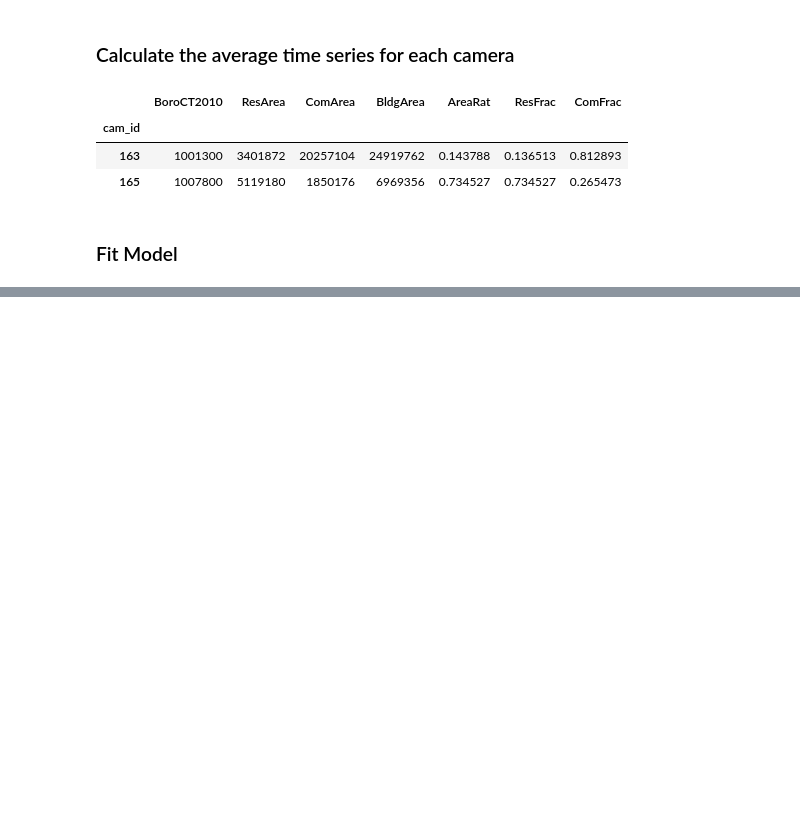
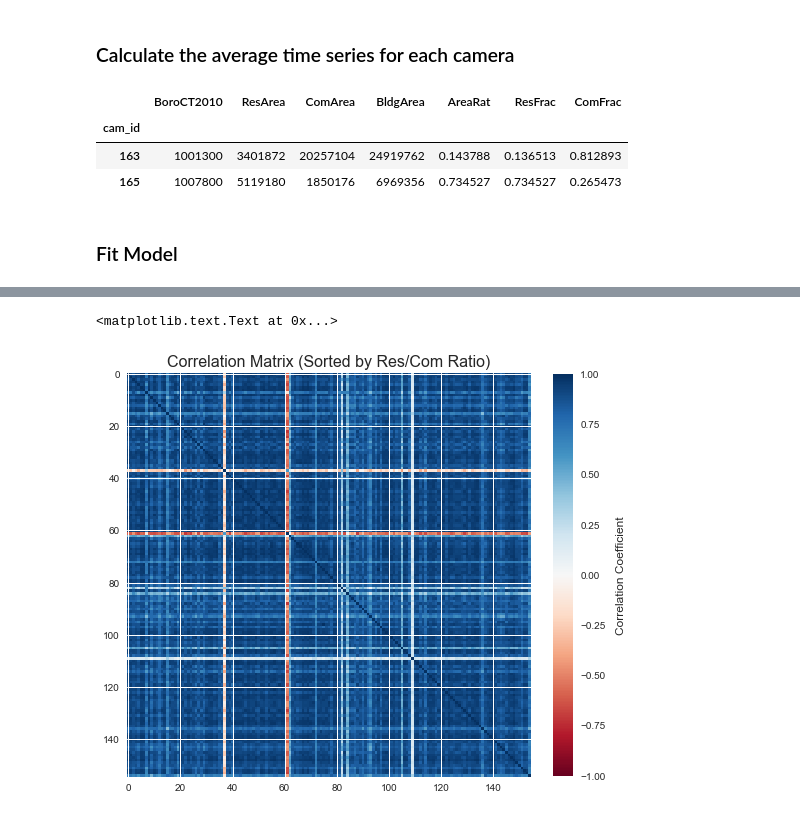
Before and after one commit to basyavasya-honmono/hadive, a Jupyter notebook: notebooks/1.7-JV-SpatioTemporal.ipynb, the cells around one changed output, grey strips where cells are left out. Drawn from its saved outputs; the diff is of its cells as text; code cells hidden in the pictures; blank space fills up the shorter version.

```diff
--- a/notebooks/1.7-JV-SpatioTemporal.ipynb
+++ b/notebooks/1.7-JV-SpatioTemporal.ipynb
@@ -210,0 +211,13 @@ ax.set_xlabel("Res/Com Ratio")
+# %%
+rind = mn_cams_ct["AreaRat"].argsort()
+wd_valsr = wd_vals[rind]
+cc = np.dot(wd_valsr, wd_valsr.T) / wd_valsr.shape[1]
+
+fig, ax = plt.subplots(nrows=1, ncols=1, figsize=(8, 8))
+im = ax.imshow(cc, cmap="RdBu", clim=[-1, 1])
+cbar = fig.colorbar(im, ax=ax, fraction=0.045)
+cbar.ax.set_ylabel("Correlation Coefficient", labelpad=10, fontsize=12)
+ax.set_title("Correlation Matrix (Sorted by Res/Com Ratio)", fontsize=16)
+# %% [output]
+<matplotlib.text.Text at 0x...>
+[figure, added]
```
Also changed, not shown: parts of 5 cells of this notebook, 2 other files.
